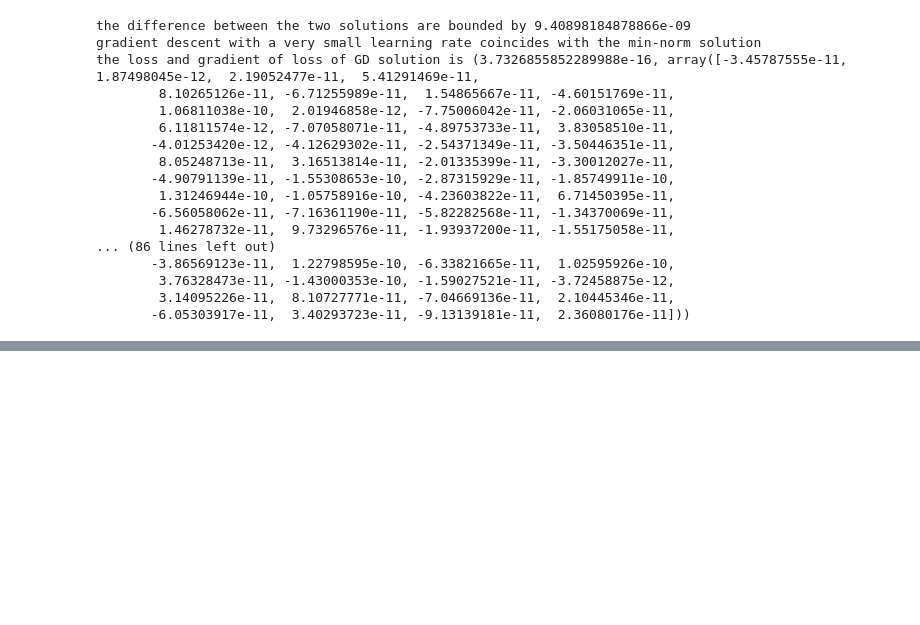
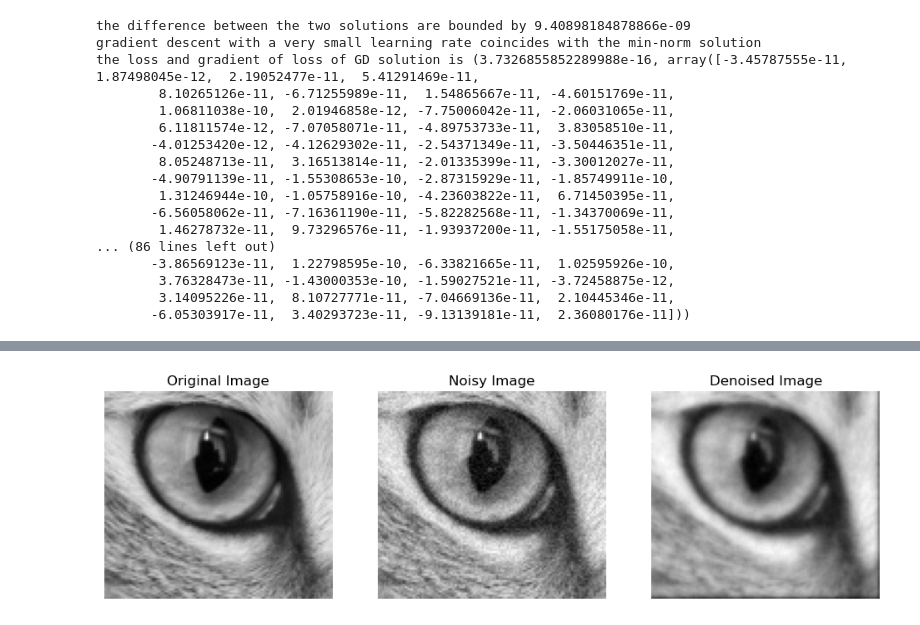
Before and after one commit to varkmiti/S-DS-432, a Jupyter notebook: PSET0/pset_0.ipynb, the cells around one changed output, grey strips where cells are left out. Drawn from its saved outputs; the diff is of its cells as text; code cells hidden in the pictures; blank space fills up the shorter version.

```diff
--- a/PSET0/pset_0.ipynb
+++ b/PSET0/pset_0.ipynb
@@ -308,0 +402,19 @@ the loss and gradient of loss of GD solution is (3.7326855852289988e-16, array([
+# %%
+# Display orginal, noised, and denoised images
+plt.figure(figsize=(12, 4))
+plt.gray()
+plt.subplot(131)
+plt.imshow(cat)
+plt.axis('off')
+plt.title('Original Image')
+plt.subplot(132)
+plt.imshow(noisy)
+plt.axis('off')
+plt.title('Noisy Image')
+plt.subplot(133)
+plt.imshow(denoised_image)
+plt.axis('off')
+plt.title('Denoised Image')
+plt.show()
+# %% [output]
+[figure, added]
```
Also changed, not shown: parts of 5 cells of this notebook.
